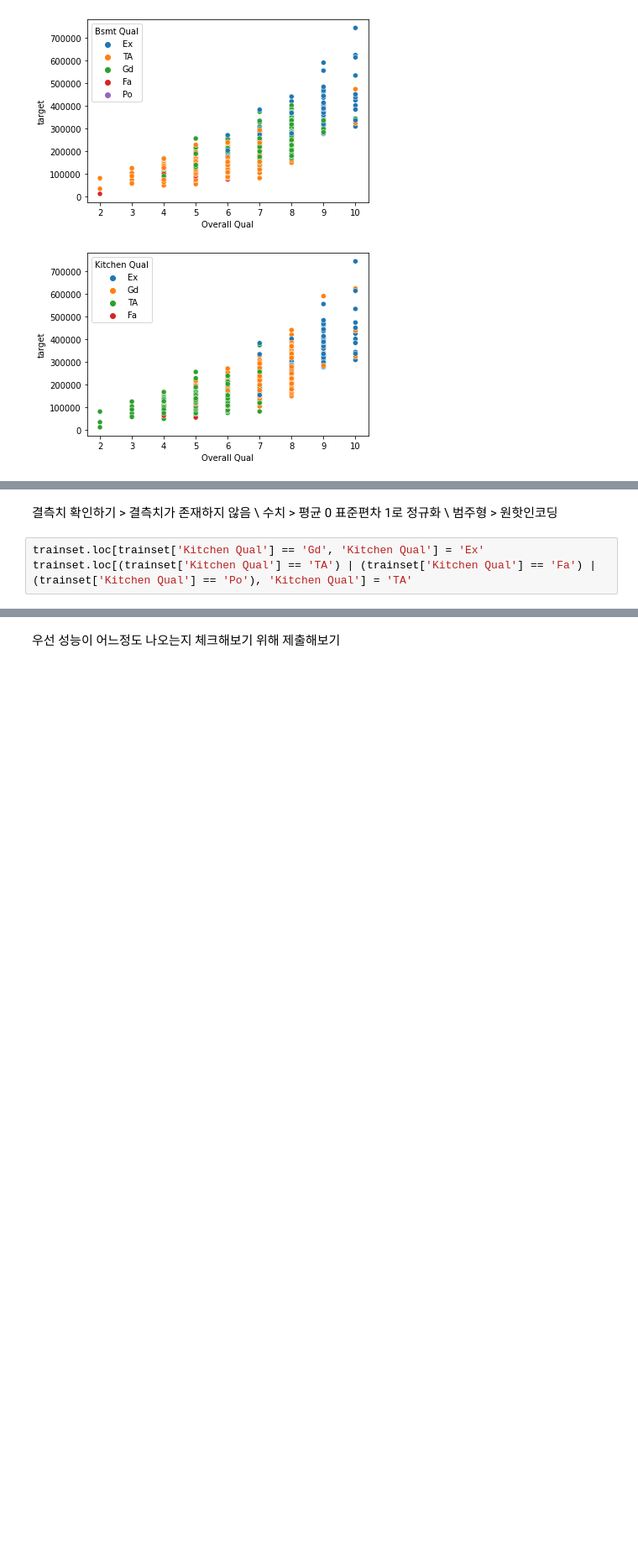
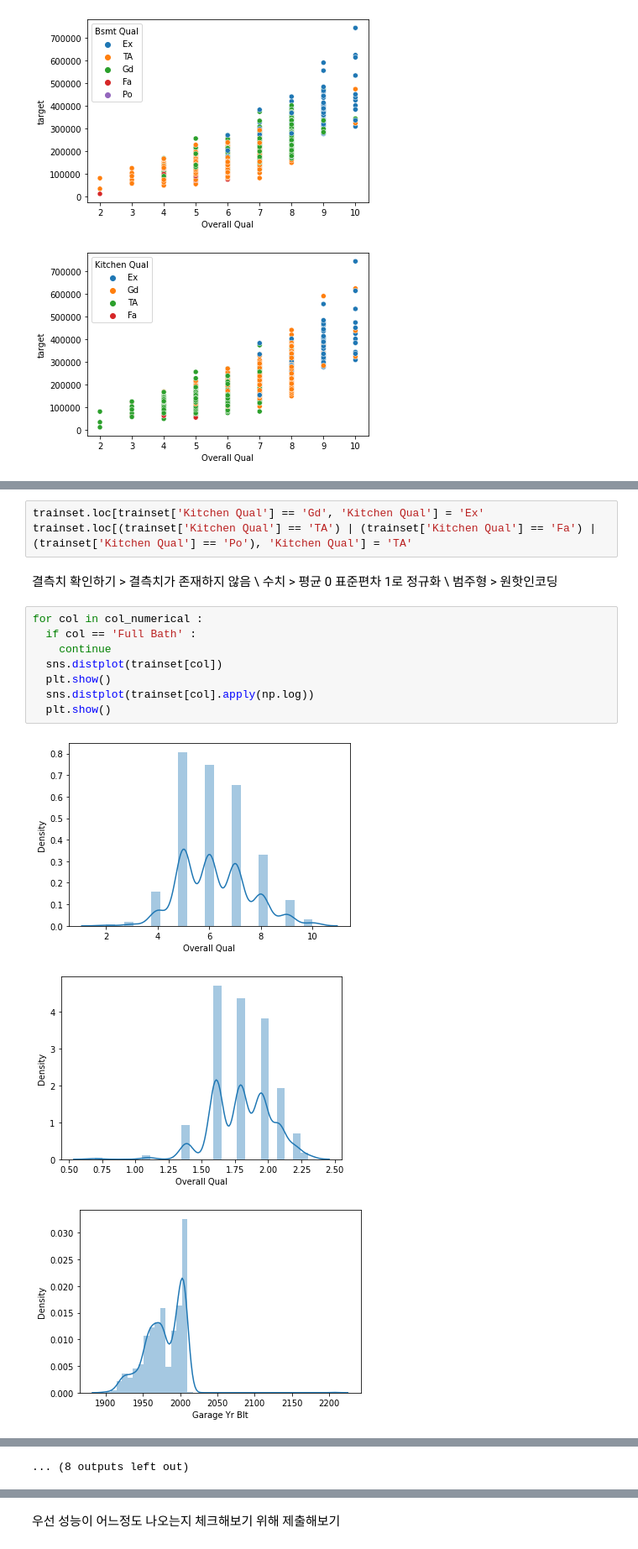
Before and after one commit to miiiingi/dacon_housing, a Jupyter notebook: dacon_housing.ipynb, the cells around one changed output, grey strips where cells are left out. Shown at 84% size. Cells and saved outputs as stored; diff of their text form; blank space fills up the shorter version.

```diff
--- a/dacon_housing.ipynb
+++ b/dacon_housing.ipynb
@@ -96,8 +88,20 @@ Kitchen 변수 없앤 것보다 없애지 않은 게 더 성능이 좋음 >> 테
 Exter Qual은 나누지 않는 게 더 좋을 듯..?
+# %%
+trainset.loc[trainset['Kitchen Qual'] == 'Gd', 'Kitchen Qual'] = 'Ex'
+trainset.loc[(trainset['Kitchen Qual'] == 'TA') | (trainset['Kitchen Qual'] == 'Fa') | (trainset['Kitchen Qual'] == 'Po'), 'Kitchen Qual'] = 'TA'
 # %% [markdown]
 결측치 확인하기 > 결측치가 존재하지 않음 \\
 수치 > 평균 0 표준편차 1로 정규화 \\
 범주형 > 원핫인코딩
-# %%
-trainset.loc[trainset['Kitchen Qual'] == 'Gd', 'Kitchen Qual'] = 'Ex'
-trainset.loc[(trainset['Kitchen Qual'] == 'TA') | (trainset['Kitchen Qual'] == 'Fa') | (trainset['Kitchen Qual'] == 'Po'), 'Kitchen Qual'] = 'TA'
+# %%
+for col in col_numerical :
+  if col == 'Full Bath' :
+    continue
+  sns.distplot(trainset[col])
+  plt.show()
+  sns.distplot(trainset[col].apply(np.log))
+  plt.show()
+# %% [output]
+[figure, added]
+[figure, added]
+[figure, added]
@@ -104,3 +117,4 @@ trainset.loc[(trainset['Kitchen Qual'] == 'TA') | (trainset['Kitchen Qual'] == '
+... (8 outputs left out)
 # %%
 for col in col_numerical :
   if sum(trainset[col].isnull()) > 0 :
```
Also changed, not shown: parts of 15 cells of this notebook.
